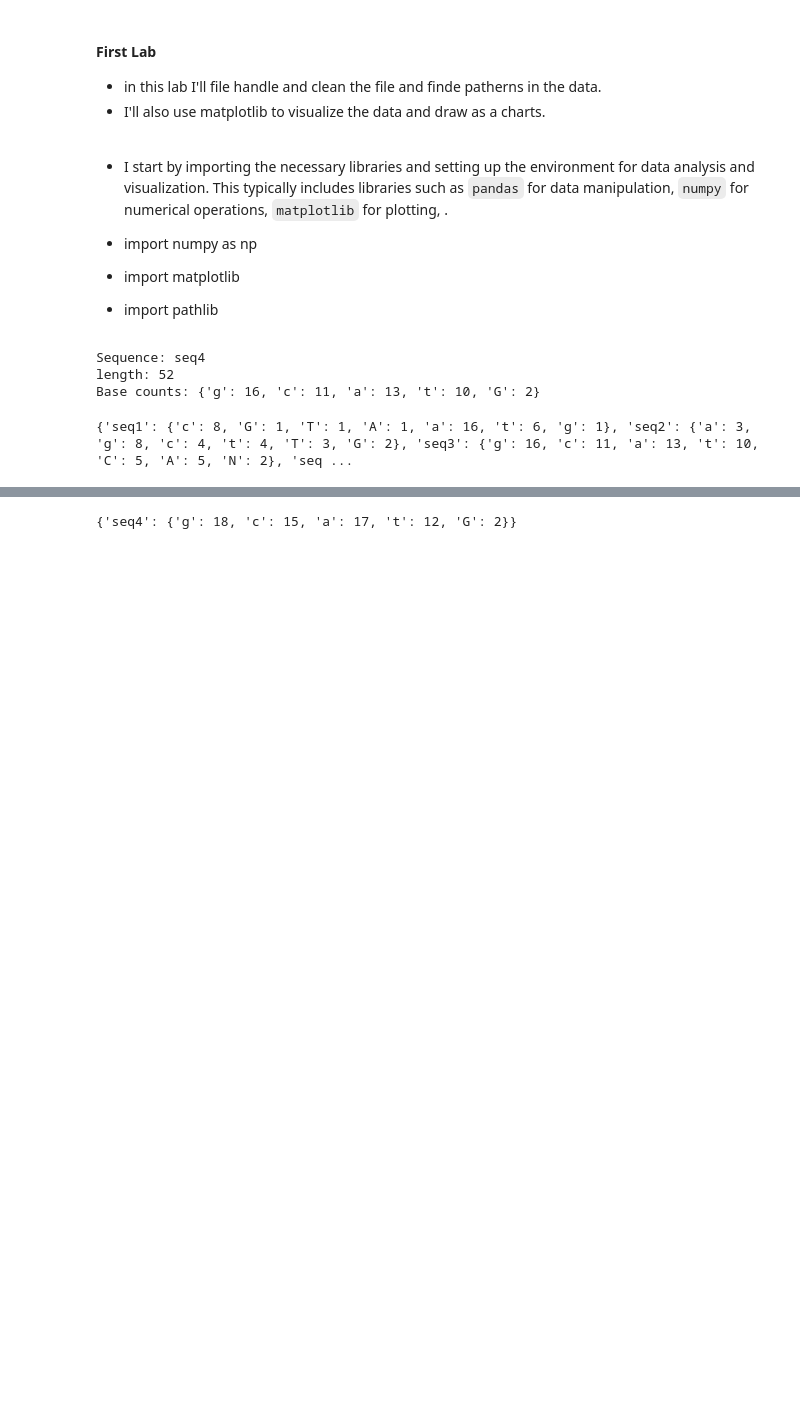
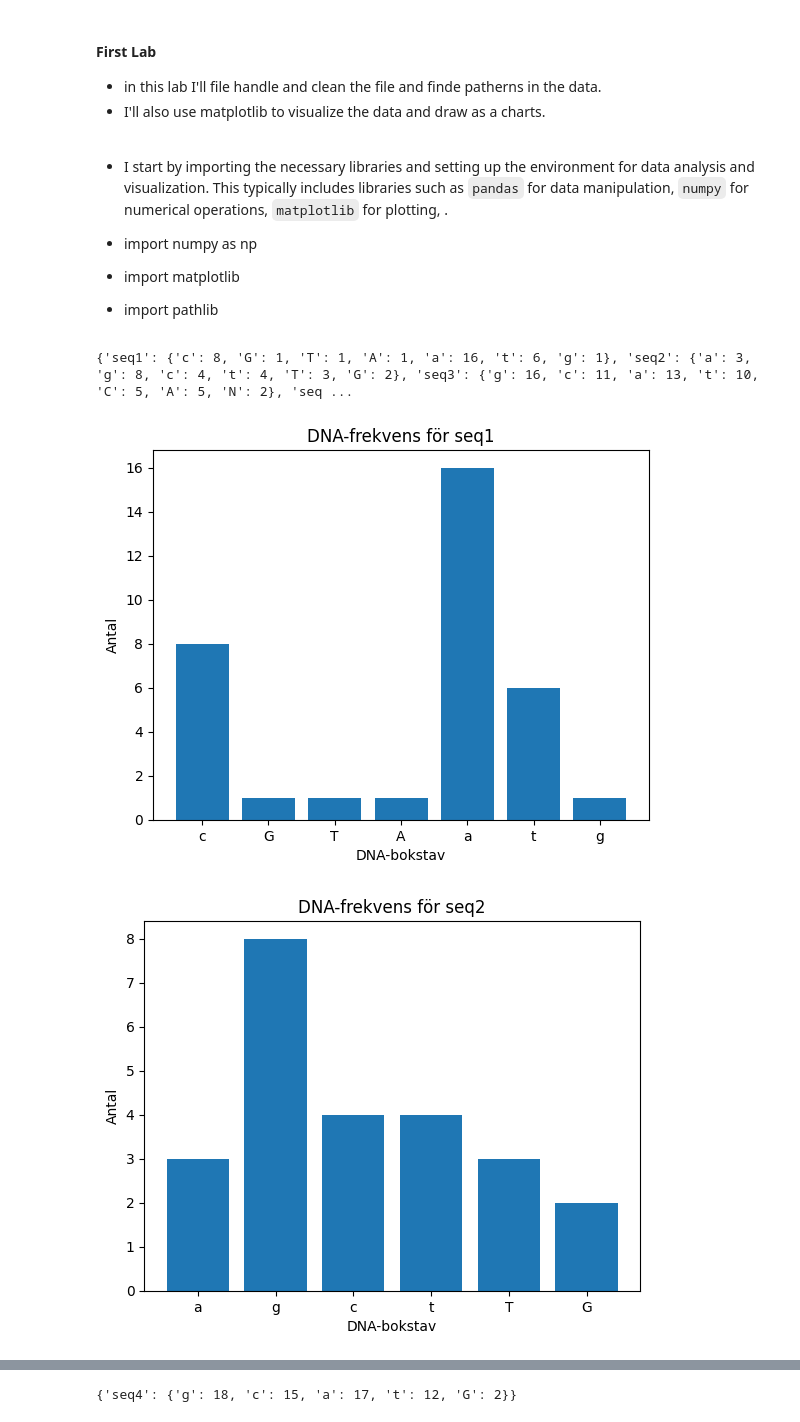
Before and after one commit to mossadhagos/python_labs_DE25, a Jupyter notebook: python_lab/first_lab.ipynb, the cells around one changed output, grey strips where cells are left out. Drawn from its saved outputs; the diff is of its cells as text; code cells hidden in the pictures; blank space fills up the shorter version.

```diff
--- a/python_lab/first_lab.ipynb
+++ b/python_lab/first_lab.ipynb
@@ -8,34 +8,3 @@
 - import numpy as np
 - import matplotlib
 - import pathlib
-# %%
-import numpy as np
-import matplotlib.pyplot as plt
-from collections import Counter
-
-seq_dict = {}
-current_kay = None
-# file handling
-
-## here we read the file and store the contentnts in a variale
-with open ("dna_raw.txt", 'r') as file:
-  for line in file:
-    line = line.strip()
-    if line.startswith(">"):
-      current_kay = line [1:]
-      seq_dict[current_kay] = ""
-    else:
-      seq_dict[current_kay] += line
-for name, seq in seq_dict.items():
-  base_counts = Counter(seq)
-  Counter("AAGCTT")
-  length = len(seq)
-  gc = base_counts.get("G", 0) + base_counts.get("C",0)
-  gc_percet = (gc / length) * 100 if length > 0 else 5
-print(f"Sequence: {name}")
-print(f"length: {length}")
-print(f"Base counts: {dict(base_counts)}")
-# %% [output]
-Sequence: seq4
-length: 52
-Base counts: {'g': 16, 'c': 11, 'a': 13, 't': 10, 'G': 2}
@@ -42,25 +15,34 @@ Base counts: {'g': 16, 'c': 11, 'a': 13, 't': 10, 'G': 2}
 # %%
-
 current_key = None
 seq_dict = {}
 
 with open("dna_raw.txt", "r") as file:
     for line in file:
         line = line.strip()
         if line.startswith(">"):
             current_key = line[1:]
             seq_dict[current_key] = ""
         else:
             seq_dict[current_key] += line
 
 def count_bases(seq_dict): # defnerat en funktion
     counts_per_key = {}  # anropat en tom dictionery
     # en for loop
     for key, seq in seq_dict.items(): # vi har en nyckel med värde seq
         counts = Counter(seq) # ny vareable som använder countern för att senare räkna ut
         counts_per_key[key] = dict(counts) # en varibale som går igennom en vareje nyckel
-    return (counts_per_key) # reuntern gör att fucnktionen avslutar efetr den har räknat varje värde
+    return counts_per_key # reuntern gör att fucnktionen avslutar efetr den har räknat varje värde
 result = count_bases(seq_dict) # detta ger oss resultatet.
 print(result)
+
+
+for key, base_counts in result.items():
+    plt.bar(base_counts.keys(), base_counts.values())
+    plt.title(f"DNA-frekvens för {key}")
+    plt.xlabel("DNA-bokstav")
+    plt.ylabel("Antal")
+    plt.show()
 # %% [output]
 {'seq1': {'c': 8, 'G': 1, 'T': 1, 'A': 1, 'a': 16, 't': 6, 'g': 1}, 'seq2': {'a': 3, 'g': 8, 'c': 4, 't': 4, 'T': 3, 'G': 2}, 'seq3': {'g': 16, 'c': 11, 'a': 13, 't': 10, 'C': 5, 'A': 5, 'N': 2}, 'seq ...
+[figure, added]
+[figure, added]
```
Also changed, not shown: parts of 3 cells of this notebook.
